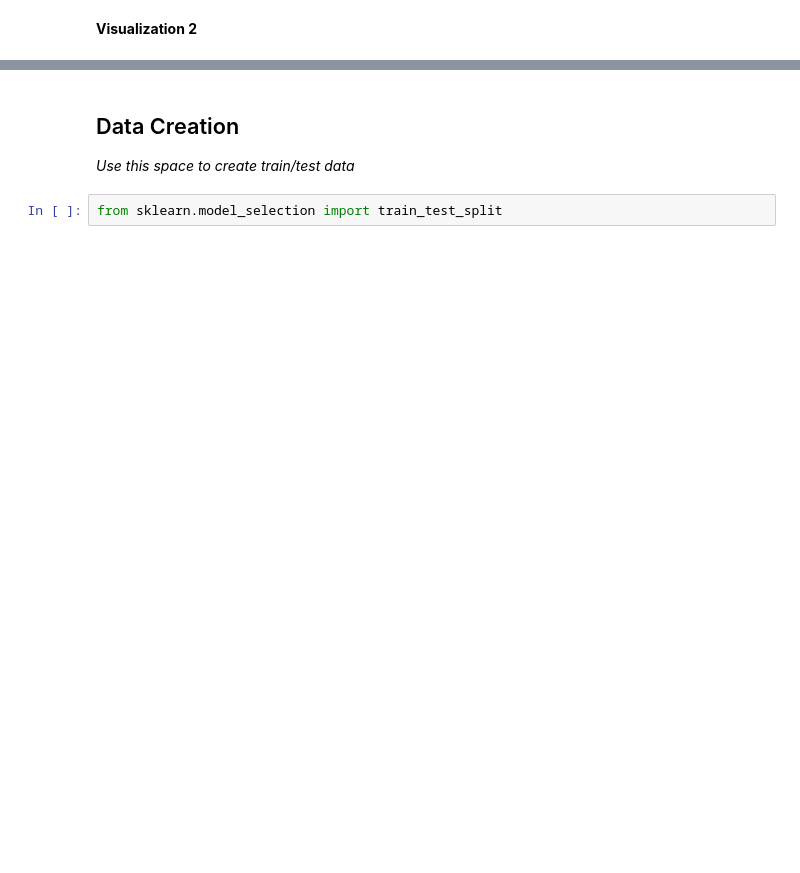
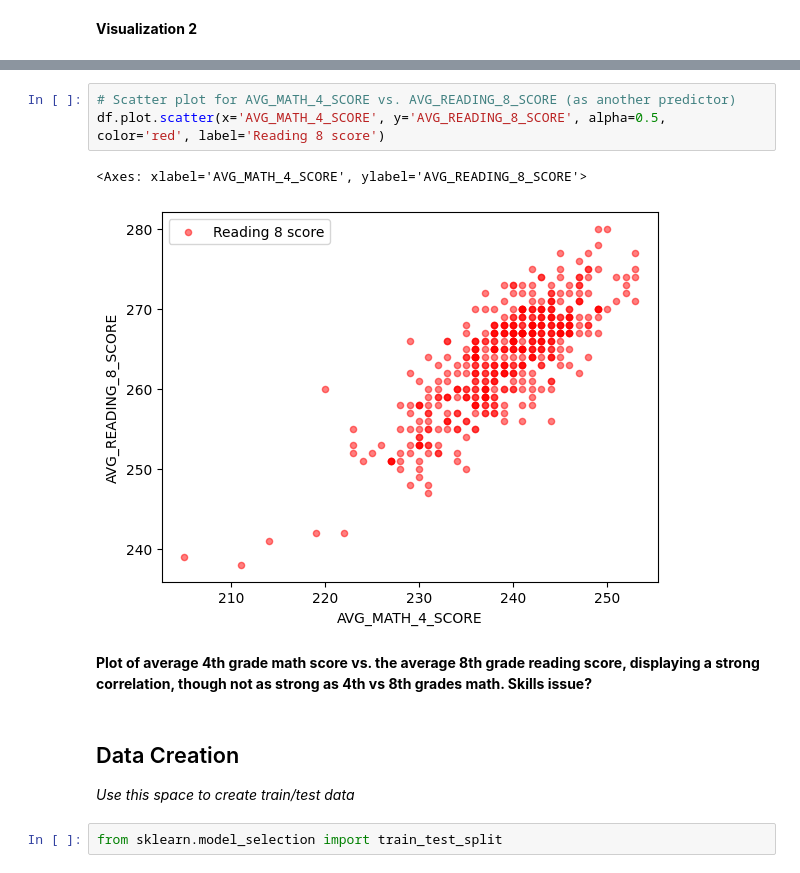
Before and after one commit to Ernesto905/Umich-DataScience-Team-Tutorial, a Jupyter notebook: tutorial1/checkpoint1.ipynb, the cells around one changed output, grey strips where cells are left out. Drawn from its saved outputs; the diff is of its cells as text; blank space fills up the shorter version.

```diff
--- a/tutorial1/checkpoint1.ipynb
+++ b/tutorial1/checkpoint1.ipynb
@@ -114,3 +152,11 @@ Investigate the relationship between your chosen response variable and at least
+# %%
+# Scatter plot for AVG_MATH_4_SCORE vs. AVG_READING_8_SCORE (as another predictor)
+df.plot.scatter(x='AVG_MATH_4_SCORE', y='AVG_READING_8_SCORE', alpha=0.5, color='red', label='Reading 8 score')
+# %% [output]
+<Axes: xlabel='AVG_MATH_4_SCORE', ylabel='AVG_READING_8_SCORE'>
+[figure, added]
+# %% [markdown]
+**Plot of average 4th grade math score vs. the average 8th grade reading score, displaying a strong correlation, though not as strong as 4th vs 8th grades math. Skills issue?**
 # %% [markdown]
 <h2> Data Creation </h2>
 
```
Also changed, not shown: parts of 17 cells of this notebook, 3 other files.
